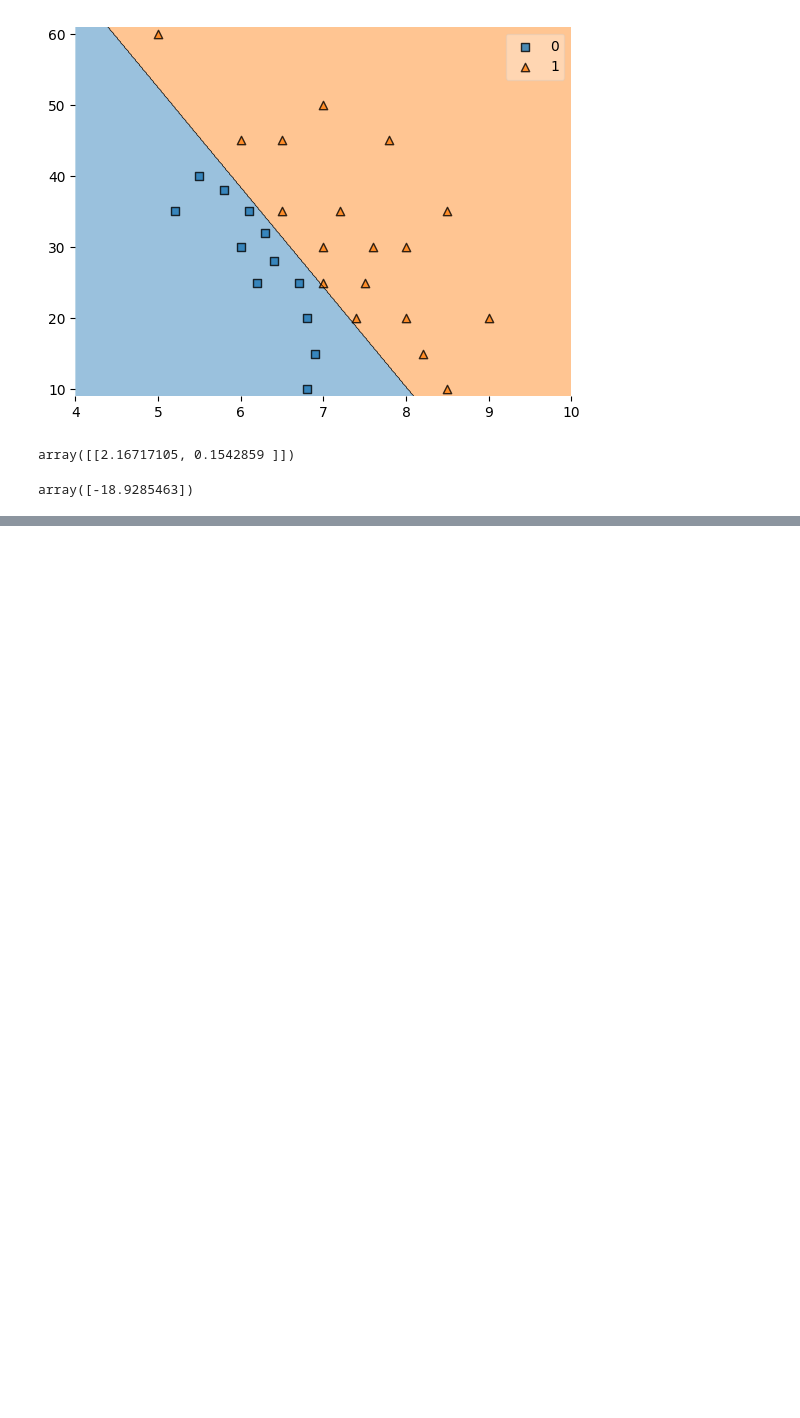
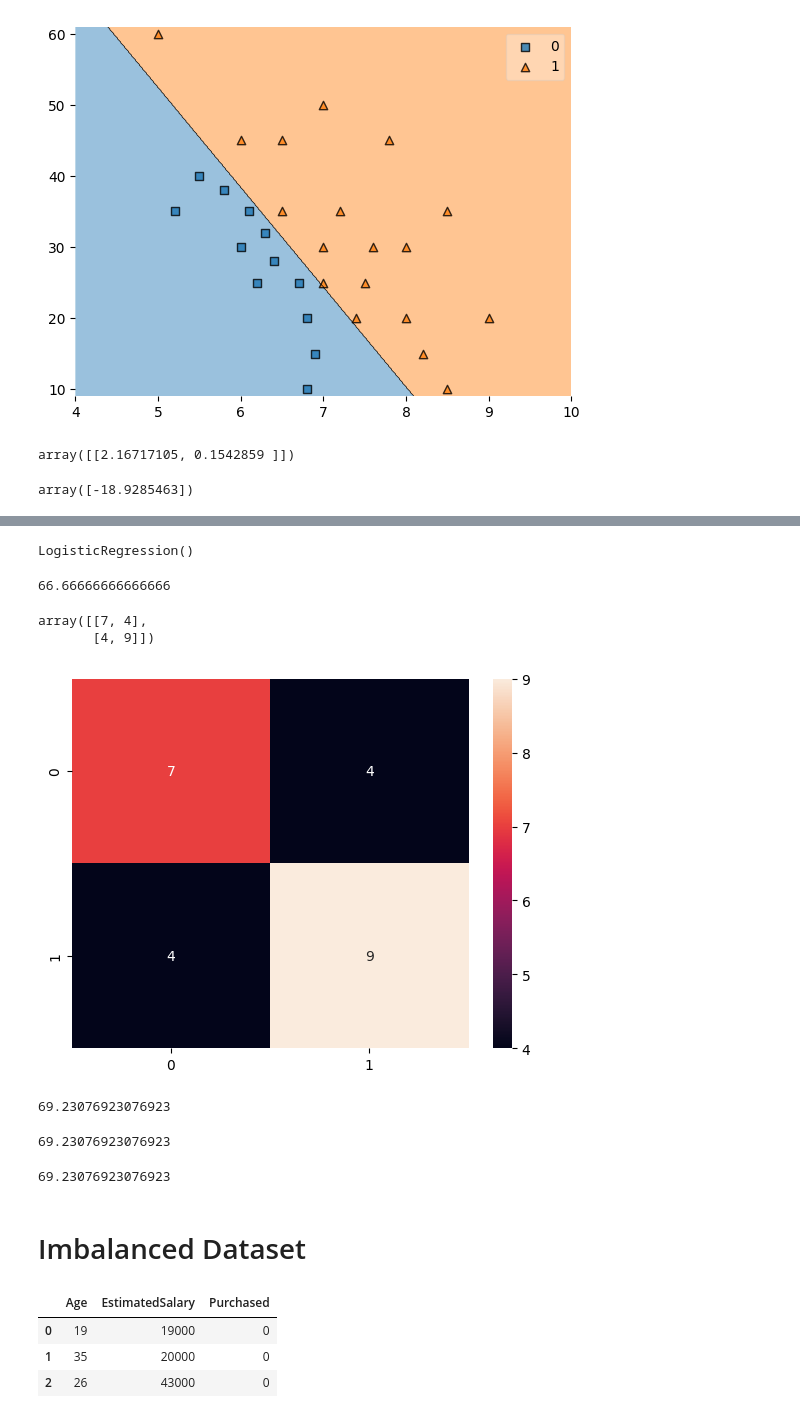
Before and after one commit to jaskiratbudhmaan-ship-it/LocalRepo, a Jupyter notebook: Machine_Learning2.ipynb, the cells around one changed output, grey strips where cells are left out. Saved outputs shown, nothing was run; the diff lists cells and outputs as text; code cells hidden in the pictures; blank space fills up the shorter version.

```diff
--- a/Machine_Learning2.ipynb
+++ b/Machine_Learning2.ipynb
@@ -450,0 +620,51 @@ array([-18.9285463])
+# %%
+x = dataset.iloc[:,:-1]
+y = dataset["placed"]
+# %%
+from sklearn.model_selection import train_test_split
+x_train,x_test,y_train,y_test = train_test_split(x,y,test_size=0.2,random_state=42)
+# %%
+from sklearn.linear_model import LogisticRegression
+lr = LogisticRegression()
+lr.fit(x_train,y_train)
+# %% [output]
+LogisticRegression()
+# %%
+lr.score(x_test,y_test)*100
+# %% [output]
+66.66666666666666
+# %%
+from sklearn.metrics import confusion_matrix,precision_score,recall_score,f1_score
+cf = confusion_matrix(y_test,lr.predict(x_test))
+# %%
+cf
+# %% [output]
+array([[7, 4],
+       [4, 9]])
+# %%
+sns.heatmap(cf,annot=True)
+plt.show()
+# %% [output]
+[figure, added]
+# %%
+precision_score(y_test,lr.predict(x_test))*100
+# %% [output]
+69.23076923076923
+# %%
+recall_score(y_test,lr.predict(x_test))*100
+# %% [output]
+69.23076923076923
+# %%
+f1_score(y_test,lr.predict(x_test))*100
+# %% [output]
+69.23076923076923
+# %% [markdown]
+# Imbalanced Dataset
+# %%
+dataset = pd.read_csv("Social_Network_Ads.csv")
+dataset.head(3)
+# %% [output]
+|  | Age | EstimatedSalary | Purchased |
+| 0 | 19 | 19000 | 0 |
+| 1 | 35 | 20000 | 0 |
+| 2 | 26 | 43000 | 0 |
```
Also changed, not shown: parts of 62 cells of this notebook.
